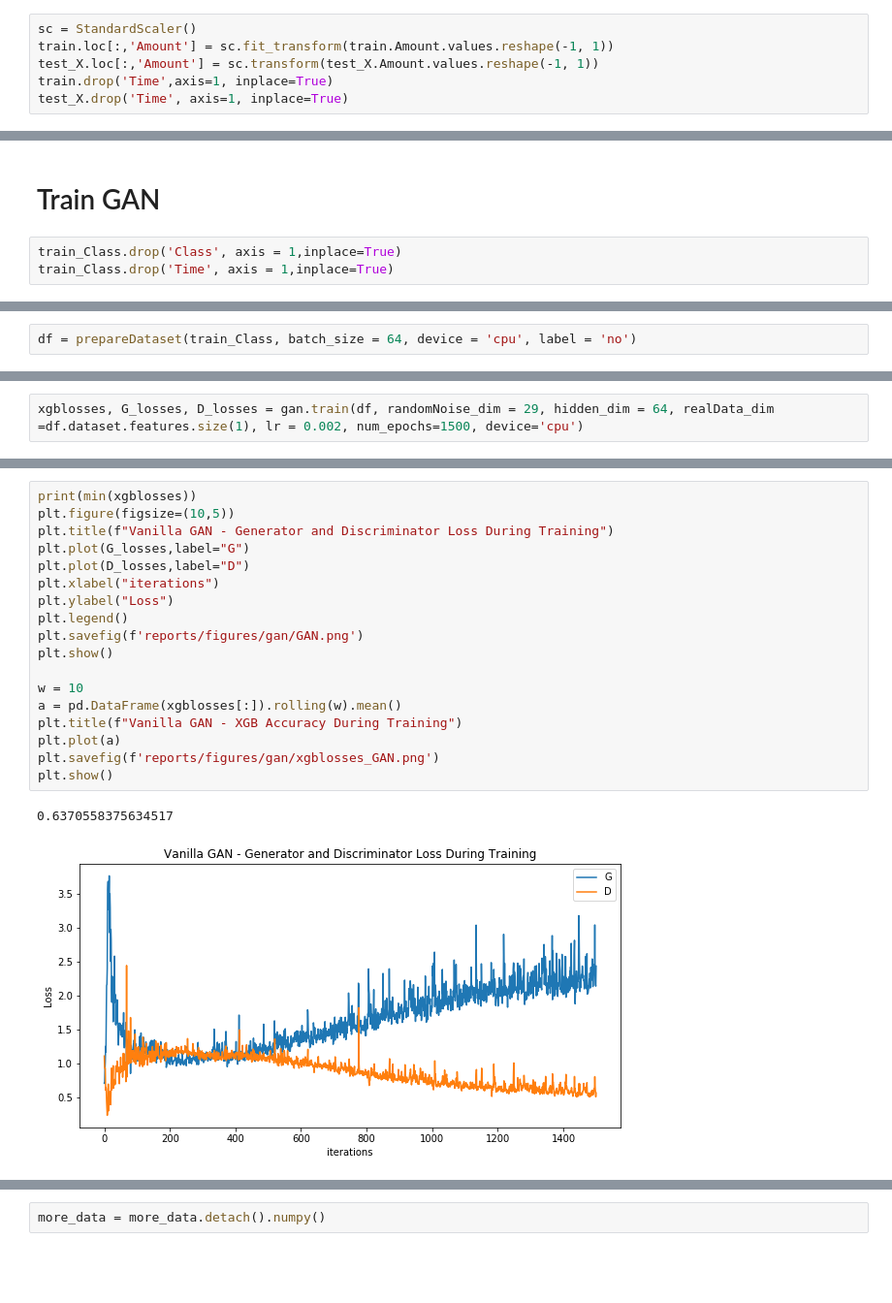
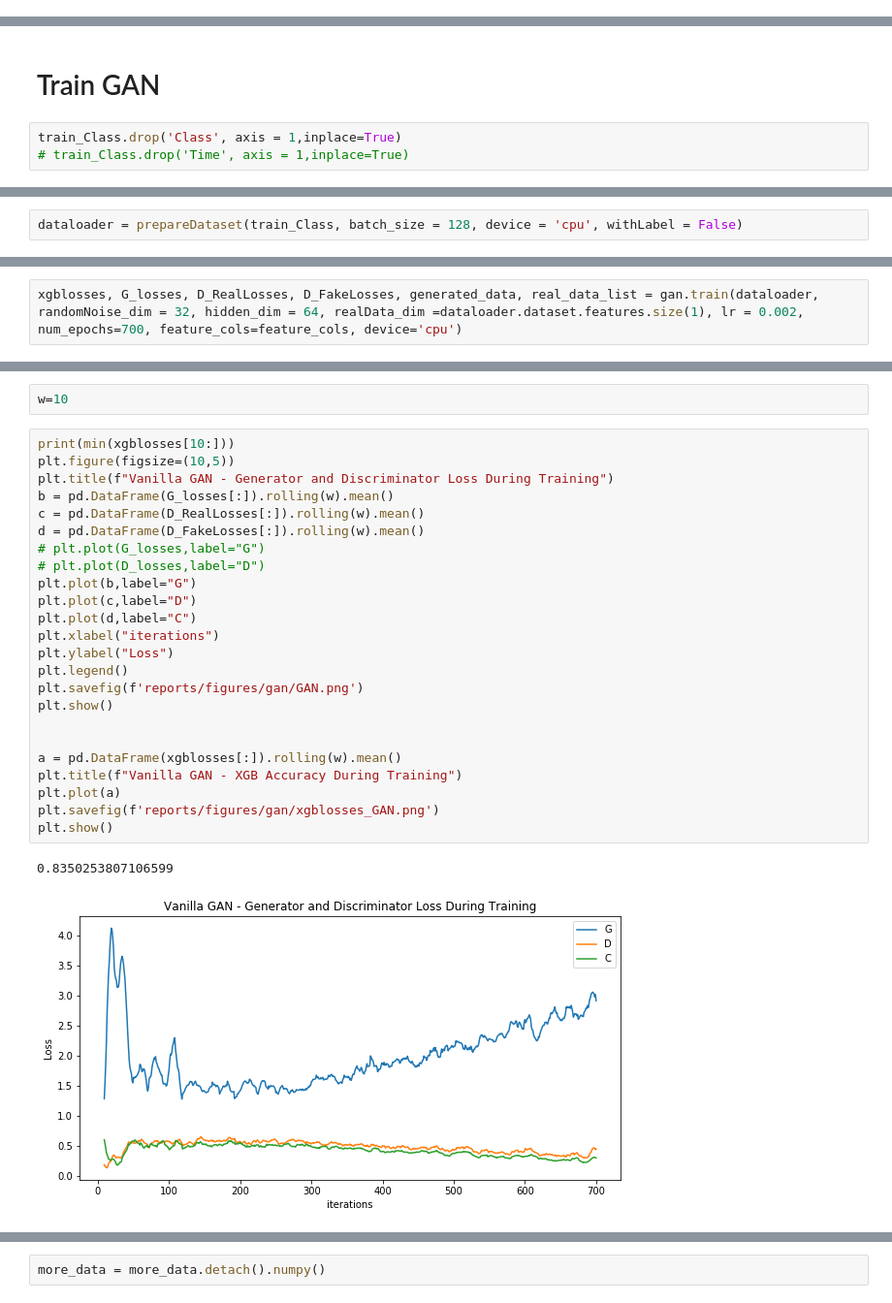
Before and after one commit to chinne/masterthesis, a Jupyter notebook: 02_GAN.ipynb, the cells around one changed output, grey strips where cells are left out. Shown at 97% size. Cells and saved outputs as stored; diff of their text form; blank space fills up the shorter version.

```diff
--- a/02_GAN.ipynb
+++ b/02_GAN.ipynb
@@ -59,8 +94,2 @@ train = pd.concat([train_X, train_y], axis=1)
 # %%
 train_Class = train[train.Class == 1]
-# %%
-sc = StandardScaler()
-train.loc[:,'Amount'] = sc.fit_transform(train.Amount.values.reshape(-1, 1))
-test_X.loc[:,'Amount'] = sc.transform(test_X.Amount.values.reshape(-1, 1))
-train.drop('Time',axis=1, inplace=True)
-test_X.drop('Time', axis=1, inplace=True)
@@ -83,4 +102,4 @@ feature_cols = [i for i in train.columns if i not in label_col]
 # Train GAN
 # %%
 train_Class.drop('Class', axis = 1,inplace=True)
-train_Class.drop('Time', axis = 1,inplace=True)
+# train_Class.drop('Time', axis = 1,inplace=True)
@@ -93,4 +117,4 @@ Index(['V1', 'V2', 'V3', 'V4', 'V5', 'V6', 'V7', 'V8', 'V9', 'V10', 'V11',
       dtype='object')
 # %%
-df = prepareDataset(train_Class, batch_size = 64, device = 'cpu', label = 'no')
+dataloader = prepareDataset(train_Class, batch_size = 128, device = 'cpu', withLabel = False)
 # %%
@@ -100,3 +124,3 @@ df.dataset.features.size(1)
 # %%
-xgblosses, G_losses, D_losses = gan.train(df, randomNoise_dim = 29, hidden_dim = 64, realData_dim =df.dataset.features.size(1), lr = 0.002, num_epochs=1500, device='cpu')
+xgblosses, G_losses, D_RealLosses, D_FakeLosses, generated_data, real_data_list = gan.train(dataloader, randomNoise_dim = 32, hidden_dim = 64, realData_dim =dataloader.dataset.features.size(1), lr = 0.002, num_epochs=700, feature_cols=feature_cols, device='cpu')
 # %% [output]
@@ -148,21 +197,29 @@ for i in range(xgblosses.size):
+# %%
+w=10
 # %%
-print(min(xgblosses))
+print(min(xgblosses[10:]))
 plt.figure(figsize=(10,5))
 plt.title(f"Vanilla GAN - Generator and Discriminator Loss During Training")
-plt.plot(G_losses,label="G")
-plt.plot(D_losses,label="D")
+b = pd.DataFrame(G_losses[:]).rolling(w).mean()
+c = pd.DataFrame(D_RealLosses[:]).rolling(w).mean()
+d = pd.DataFrame(D_FakeLosses[:]).rolling(w).mean()
+# plt.plot(G_losses,label="G")
+# plt.plot(D_losses,label="D")
+plt.plot(b,label="G")
+plt.plot(c,label="D")
+plt.plot(d,label="C")
 plt.xlabel("iterations")
 plt.ylabel("Loss")
 plt.legend()
 plt.savefig(f'reports/figures/gan/GAN.png')
 plt.show()
 
-w = 10
+
 a = pd.DataFrame(xgblosses[:]).rolling(w).mean()
 plt.title(f"Vanilla GAN - XGB Accuracy During Training")
 plt.plot(a)
 plt.savefig(f'reports/figures/gan/xgblosses_GAN.png')
 plt.show()
 # %% [output]
-0.6370558375634517
+0.8350253807106599
-[figure, old version]
+[figure, new version]
```
Also changed, not shown: parts of 39 cells of this notebook, 23 other files.
